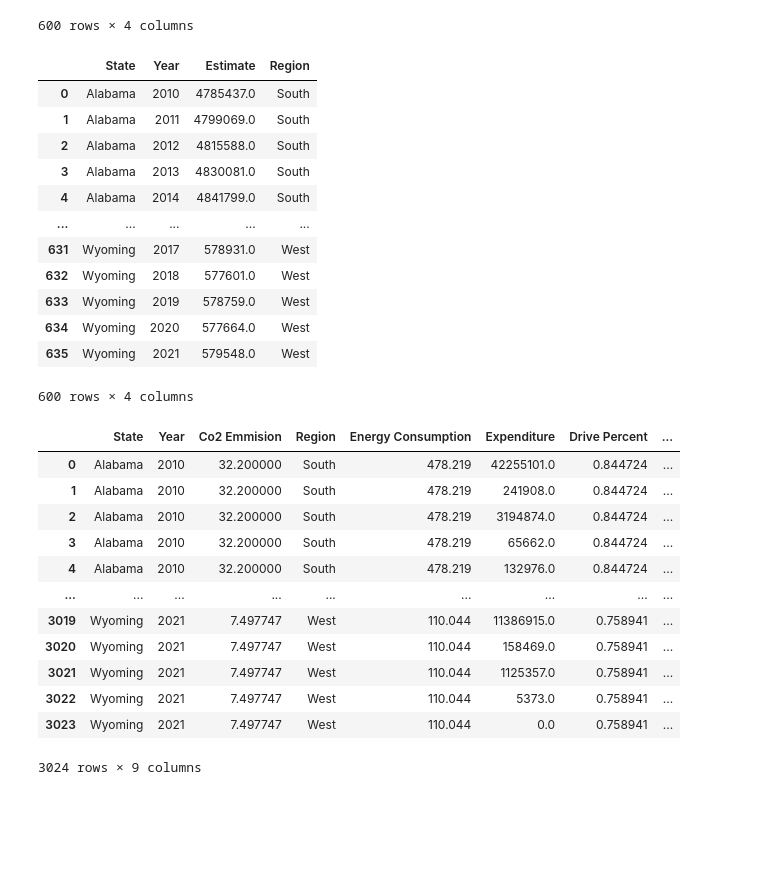
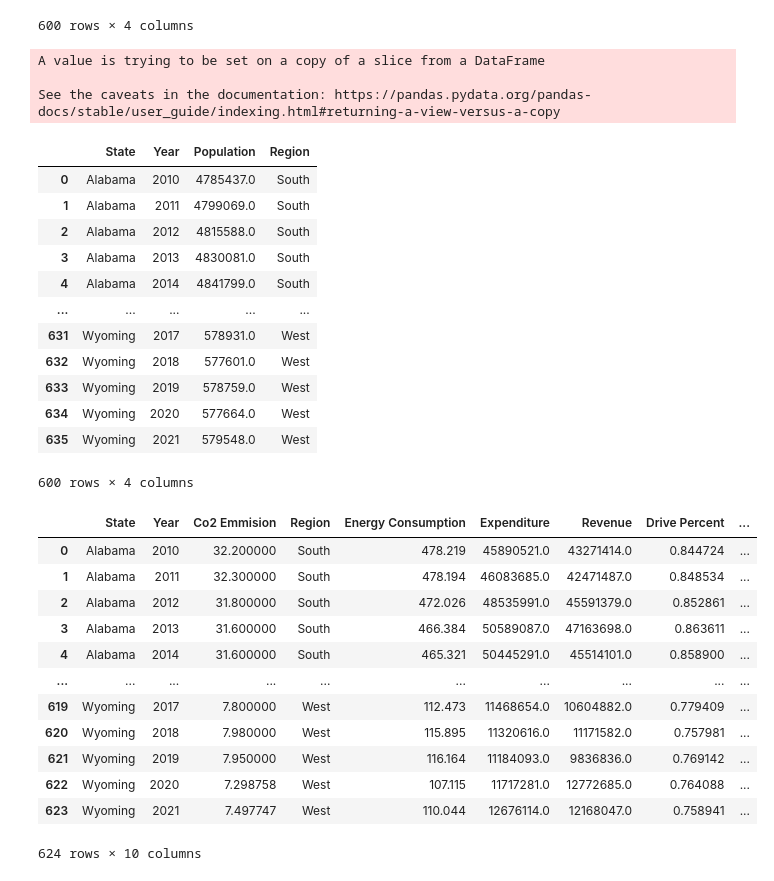
Before and after one commit to wkapner/GSB544Project, a Jupyter notebook: ProjectDan.ipynb, the cells around one changed output. Drawn from its saved outputs; the diff is of its cells as text; code cells hidden in the pictures; blank space fills up the shorter version.

```diff
--- a/ProjectDan.ipynb
+++ b/ProjectDan.ipynb
@@ -162,6 +147,9 @@ transport_rev = transport_rev_[transport_rev_["Year"].isin(years)].reset_index(d
 # rename for joining later
 transport_exp.rename(columns={"Amount (thousands)": "Expenditure"}, inplace=True)
 transport_rev.rename(columns={"Amount (thousands)": "Revenue"}, inplace=True)
+# Combine duplicate years
+revenue_aggregated = transport_rev.groupby(['State', 'Year', 'Region'], as_index=False)['Revenue'].sum()
+exp_aggregated = transport_exp.groupby(['State', 'Year', 'Region'], as_index=False)['Expenditure'].sum()
 # %%
 commute = pd.read_csv("CommuteData.csv", encoding='UTF-16', delimiter = "\t")
 # Take only Public Transportation and drive alone data
@@ -253,9 +241,14 @@ population["Region"] = population["State"].apply(state_to_region)
 population_year = population[population["Year"].isin(years)].reset_index(drop=True)
 population_final = population_year[population_year["Region"] != "US Territory"]
 
+population_final.rename(columns={"Estimate": "Population"}, inplace=True)
+
 population_final
 # %% [output]
+A value is trying to be set on a copy of a slice from a DataFrame
+
+See the caveats in the documentation: https://pandas.pydata.org/pandas-docs/stable/user_guide/indexing.html#returning-a-view-versus-a-copy
-|  | State | Year | Estimate | Region |
+|  | State | Year | Population | Region |
 | 0 | Alabama | 2010 | 4785437.0 | South |
 | 1 | Alabama | 2011 | 4799069.0 | South |
 | 2 | Alabama | 2012 | 4815588.0 | South |
@@ -267,36 +260,36 @@ population_final
 | 633 | Wyoming | 2019 | 578759.0 | West |
 | 634 | Wyoming | 2020 | 577664.0 | West |
 | 635 | Wyoming | 2021 | 579548.0 | West |
-600 rows × 4 columns
+600 rows × 4 columns
 # %%
 dfs_to_merge = [
     transport_co2_f,
     transport_energy_f,
-    transport_exp,
-    transport_rev,
+    exp_aggregated,
+    revenue_aggregated,
     commute_dr_drop2,
     commute_pt_drop2,
     population_final
 ]
 
 # Starting with the first DataFrame and merging iteratively
 merged_data = dfs_to_merge[0]
 for df in dfs_to_merge[1:]:
     merged_data = pd.merge(merged_data, df, on=["State", "Year", "Region"], how="left")
 
 
 merged_data
 # %% [output]
-|  | State | Year | Co2 Emmision | Region | Energy Consumption | Expenditure | Drive Percent | ... |
-| 0 | Alabama | 2010 | 32.200000 | South | 478.219 | 42255101.0 | 0.844724 | ... |
-| 1 | Alabama | 2010 | 32.200000 | South | 478.219 | 241908.0 | 0.844724 | ... |
-| 2 | Alabama | 2010 | 32.200000 | South | 478.219 | 3194874.0 | 0.844724 | ... |
-| 3 | Alabama | 2010 | 32.200000 | South | 478.219 | 65662.0 | 0.844724 | ... |
-| 4 | Alabama | 2010 | 32.200000 | South | 478.219 | 132976.0 | 0.844724 | ... |
-| ... | ... | ... | ... | ... | ... | ... | ... | ... |
-| 3019 | Wyoming | 2021 | 7.497747 | West | 110.044 | 11386915.0 | 0.758941 | ... |
-| 3020 | Wyoming | 2021 | 7.497747 | West | 110.044 | 158469.0 | 0.758941 | ... |
-| 3021 | Wyoming | 2021 | 7.497747 | West | 110.044 | 1125357.0 | 0.758941 | ... |
-| 3022 | Wyoming | 2021 | 7.497747 | West | 110.044 | 5373.0 | 0.758941 | ... |
-| 3023 | Wyoming | 2021 | 7.497747 | West | 110.044 | 0.0 | 0.758941 | ... |
+|  | State | Year | Co2 Emmision | Region | Energy Consumption | Expenditure | Revenue | Drive Percent | ... |
+| 0 | Alabama | 2010 | 32.200000 | South | 478.219 | 45890521.0 | 43271414.0 | 0.844724 | ... |
+| 1 | Alabama | 2011 | 32.300000 | South | 478.194 | 46083685.0 | 42471487.0 | 0.848534 | ... |
+| 2 | Alabama | 2012 | 31.800000 | South | 472.026 | 48535991.0 | 45591379.0 | 0.852861 | ... |
+| 3 | Alabama | 2013 | 31.600000 | South | 466.384 | 50589087.0 | 47163698.0 | 0.863611 | ... |
+| 4 | Alabama | 2014 | 31.600000 | South | 465.321 | 50445291.0 | 45514101.0 | 0.858900 | ... |
+| ... | ... | ... | ... | ... | ... | ... | ... | ... | ... |
+| 619 | Wyoming | 2017 | 7.800000 | West | 112.473 | 11468654.0 | 10604882.0 | 0.779409 | ... |
+| 620 | Wyoming | 2018 | 7.980000 | West | 115.895 | 11320616.0 | 11171582.0 | 0.757981 | ... |
+| 621 | Wyoming | 2019 | 7.950000 | West | 116.164 | 11184093.0 | 9836836.0 | 0.769142 | ... |
+| 622 | Wyoming | 2020 | 7.298758 | West | 107.115 | 11717281.0 | 12772685.0 | 0.764088 | ... |
+| 623 | Wyoming | 2021 | 7.497747 | West | 110.044 | 12676114.0 | 12168047.0 | 0.758941 | ... |
-3024 rows × 9 columns
+624 rows × 10 columns
```
Also changed, not shown: parts of 1 cell of this notebook.
